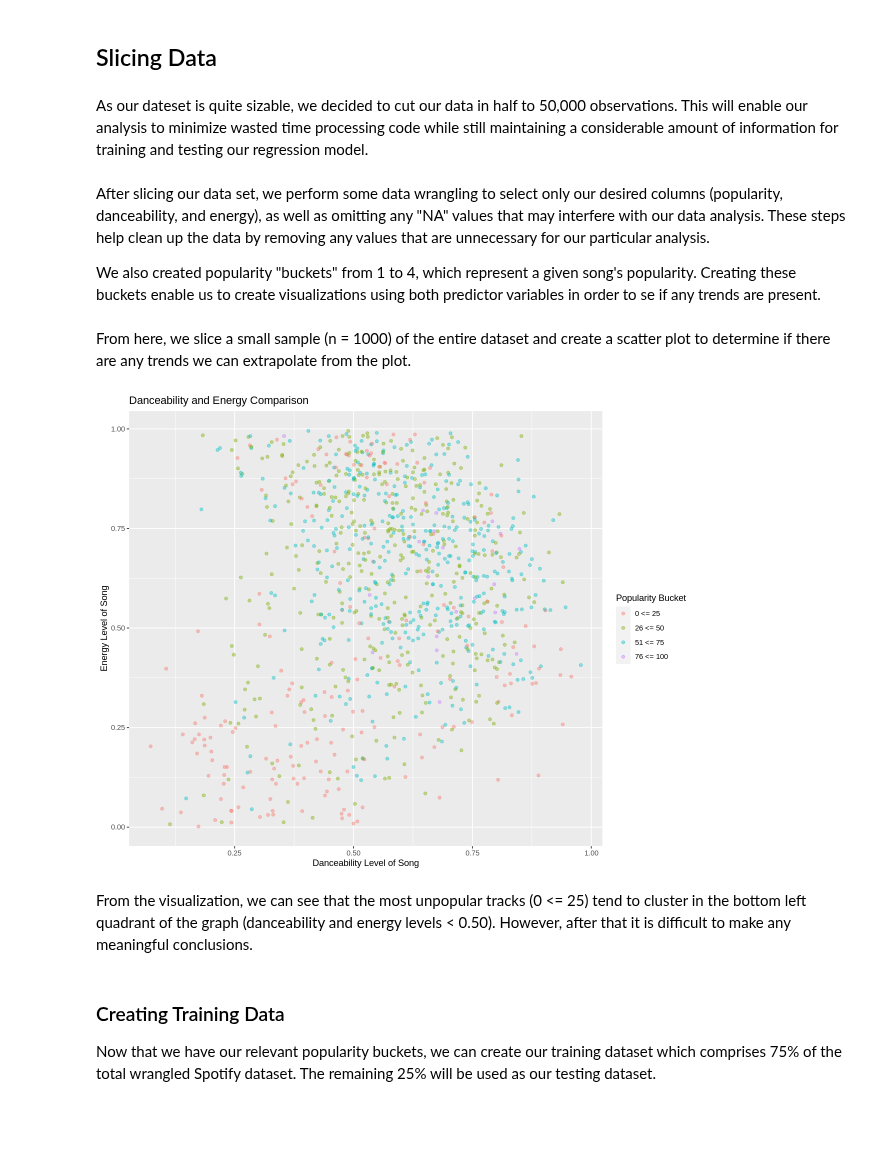
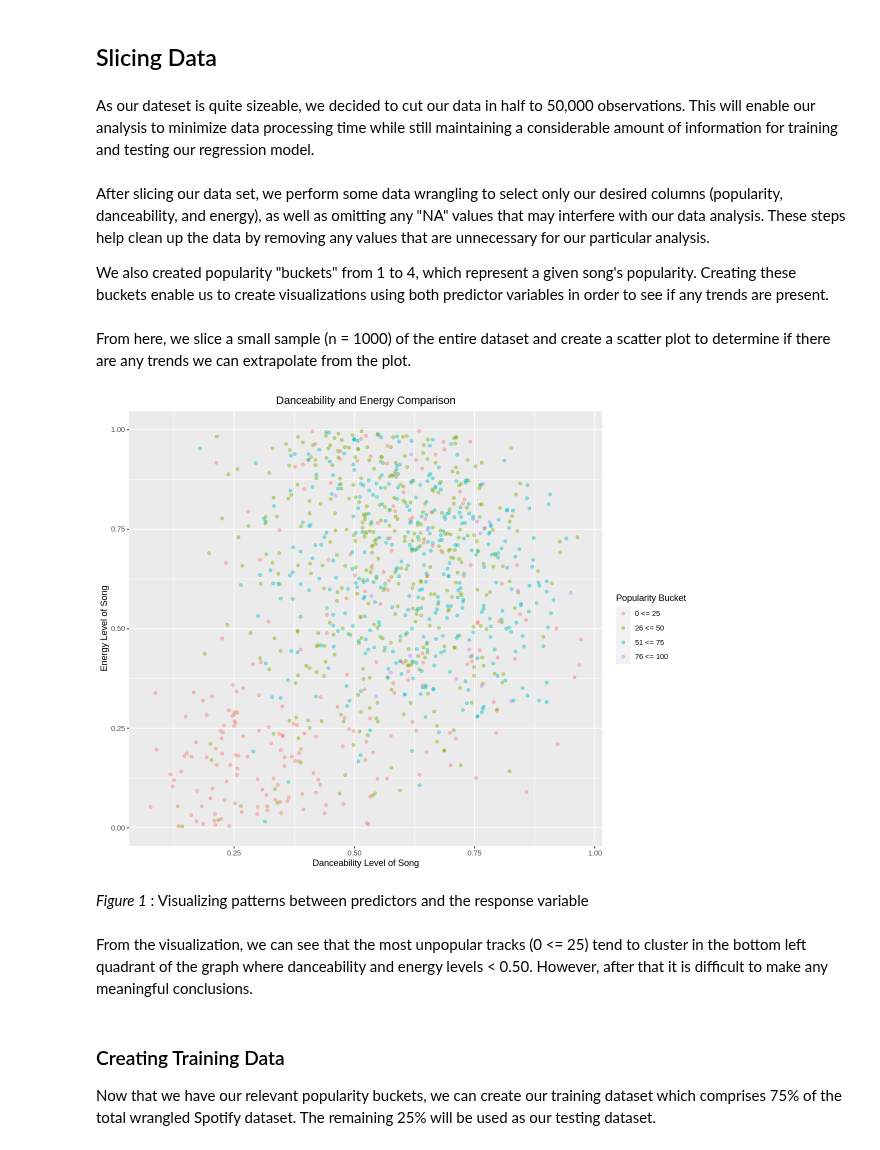
Before and after one commit to niickmerc/DSCI100-Group-Final, a Jupyter notebook: ProjectReport.ipynb, the cells around one changed output. Saved outputs shown, nothing was run; the diff lists cells and outputs as text; code cells hidden in the pictures; blank space fills up the shorter version.

Commit message:
some small edits
still working on conclusion

```diff
--- a/ProjectReport.ipynb
+++ b/ProjectReport.ipynb
@@ -53,5 +71,5 @@ cols(
 # %% [markdown]
 ## Slicing Data
 # %% [markdown]
-As our dateset is quite sizable, we decided to cut our data in half to 50,000 observations. This will enable our analysis to minimize wasted time processing code while still maintaining a considerable amount of information for training and testing our regression model.
+As our dateset is quite sizeable, we decided to cut our data in half to 50,000 observations. This will enable our analysis to minimize data processing time while still maintaining a considerable amount of information for training and testing our regression model.
 # %%
@@ -59,7 +78,7 @@ spotify_sliced = slice_sample(spotify_raw_data, n = 50000)
 # %% [markdown]
 After slicing our data set, we perform some data wrangling to select only our desired columns (popularity, danceability, and energy), as well as omitting any "NA" values that may interfere with our data analysis. These steps help clean up the data by removing any values that are unnecessary for our particular analysis.
 
-We also created popularity "buckets" from 1 to 4, which represent a given song's popularity. Creating these buckets enable us to create visualizations using both predictor variables in order to se if any trends are present.
+We also created popularity "buckets" from 1 to 4, which represent a given song's popularity. Creating these buckets enable us to create visualizations using both predictor variables in order to see if any trends are present.
 # %%
 spotify_wrangled = spotify_sliced %>%
                     select(popularity, danceability, energy) %>%
@@ -71,21 +90,25 @@ spotify_wrangled = spotify_sliced %>%
 # %% [markdown]
 From here, we slice a small sample (n = 1000) of the entire dataset and create a scatter plot to determine if there are any trends we can extrapolate from the plot.
 # %%
+set.seed(2022)
 options(repr.plot.width= 10, repr.plot.height= 8)
 
 spotify_really_small = slice_sample(spotify_wrangled, n = 1000)
 
 danceability_vs_popularity = spotify_really_small %>%
                             ggplot(aes(x = danceability, y = energy, color = popularity_group)) +
                             geom_point(alpha = 0.4) +
                             labs(y = "Energy Level of Song", x = "Danceability Level of Song", color = "Popularity Bucket") +
-                            ggtitle("Danceability and Energy Comparison")
+                            ggtitle("Danceability and Energy Comparison") +
+                            theme(plot.title = element_text(hjust = 0.5))
 
 danceability_vs_popularity
 # %% [output]
-[figure, old version]
+[figure, new version]
+# %% [markdown]
+*Figure 1* : Visualizing patterns between predictors and the response variable
 # %% [markdown]
-From the visualization, we can see that the most unpopular tracks (0 <= 25) tend to cluster in the bottom left quadrant of the graph (danceability and energy levels < 0.50). However, after that it is difficult to make any meaningful conclusions.
+From the visualization, we can see that the most unpopular tracks (0 <= 25) tend to cluster in the bottom left quadrant of the graph where danceability and energy levels < 0.50. However, after that it is difficult to make any meaningful conclusions.
 # %% [markdown]
 ### Creating Training Data
 
```
Also changed, not shown: parts of 23 cells of this notebook.
